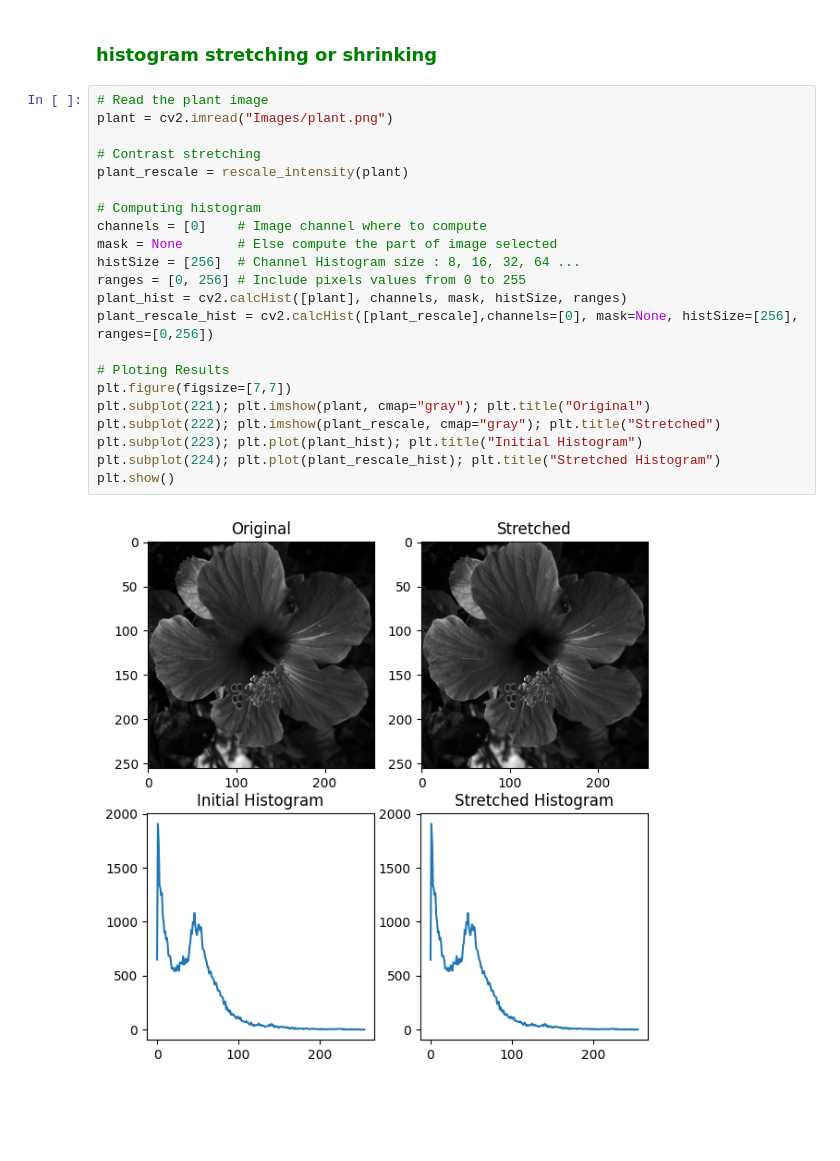
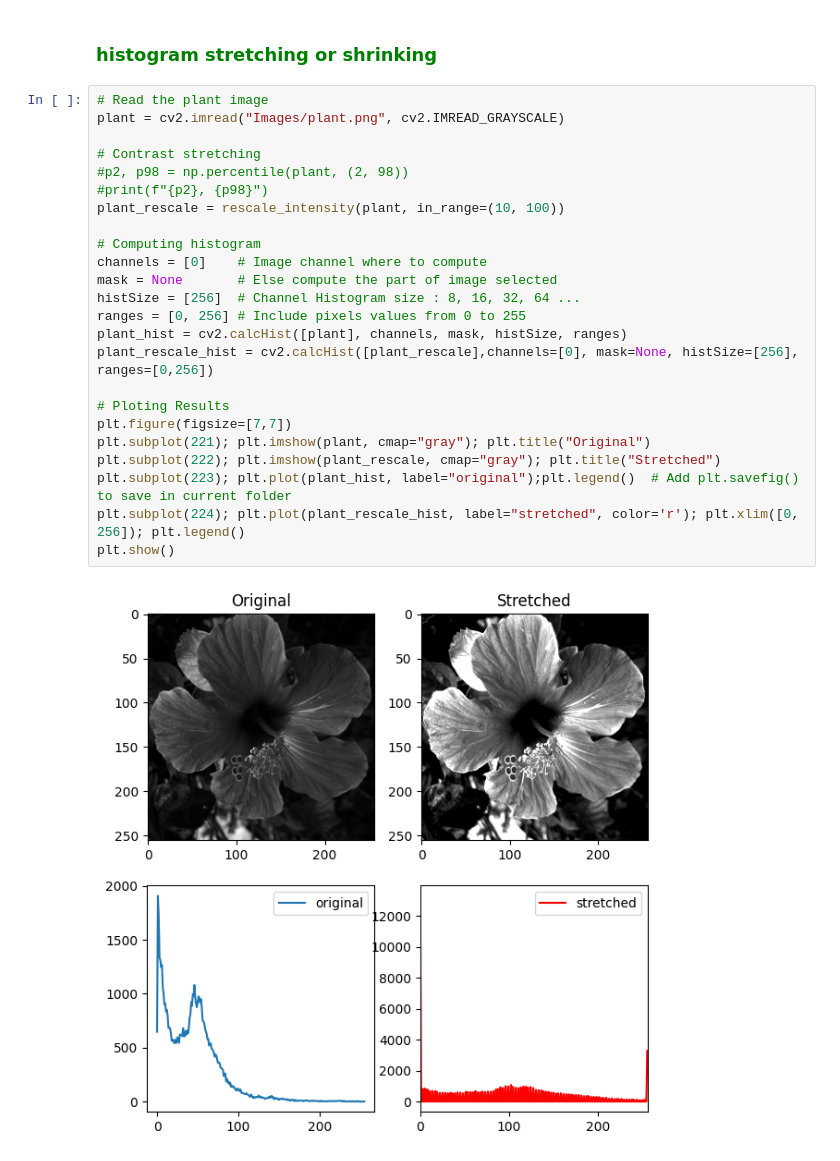
Before and after one commit to kkariste/Image-Enhancement, a Jupyter notebook: histogram_enhancement.ipynb, the cells around one changed output. Drawn from its saved outputs; the diff is of its cells as text; blank space fills up the shorter version.

Commit message:
MAJ histogram

```diff
--- a/histogram_enhancement.ipynb
+++ b/histogram_enhancement.ipynb
@@ -10,25 +10,27 @@ import numpy as np
 ### <span style=color:green> histogram stretching or shrinking </span>
 # %%
 # Read the plant image
-plant = cv2.imread("Images/plant.png")
+plant = cv2.imread("Images/plant.png", cv2.IMREAD_GRAYSCALE)
 
 # Contrast stretching
-plant_rescale = rescale_intensity(plant)
+#p2, p98 = np.percentile(plant, (2, 98))
+#print(f"{p2}, {p98}")
+plant_rescale = rescale_intensity(plant, in_range=(10, 100))
 
 # Computing histogram
 channels = [0]    # Image channel where to compute
 mask = None       # Else compute the part of image selected
 histSize = [256]  # Channel Histogram size : 8, 16, 32, 64 ...
 ranges = [0, 256] # Include pixels values from 0 to 255
 plant_hist = cv2.calcHist([plant], channels, mask, histSize, ranges)
 plant_rescale_hist = cv2.calcHist([plant_rescale],channels=[0], mask=None, histSize=[256], ranges=[0,256])
 
 # Ploting Results
 plt.figure(figsize=[7,7])
 plt.subplot(221); plt.imshow(plant, cmap="gray"); plt.title("Original")
 plt.subplot(222); plt.imshow(plant_rescale, cmap="gray"); plt.title("Stretched")
-plt.subplot(223); plt.plot(plant_hist); plt.title("Initial Histogram")
-plt.subplot(224); plt.plot(plant_rescale_hist); plt.title("Stretched Histogram")
+plt.subplot(223); plt.plot(plant_hist, label="original");plt.legend()  # Add plt.savefig() to save in current folder
+plt.subplot(224); plt.plot(plant_rescale_hist, label="stretched", color='r'); plt.xlim([0, 256]); plt.legend()
 plt.show()
 # %% [output]
-[figure, old version]
+[figure, new version]
```
Also changed, not shown: parts of 2 cells of this notebook.
